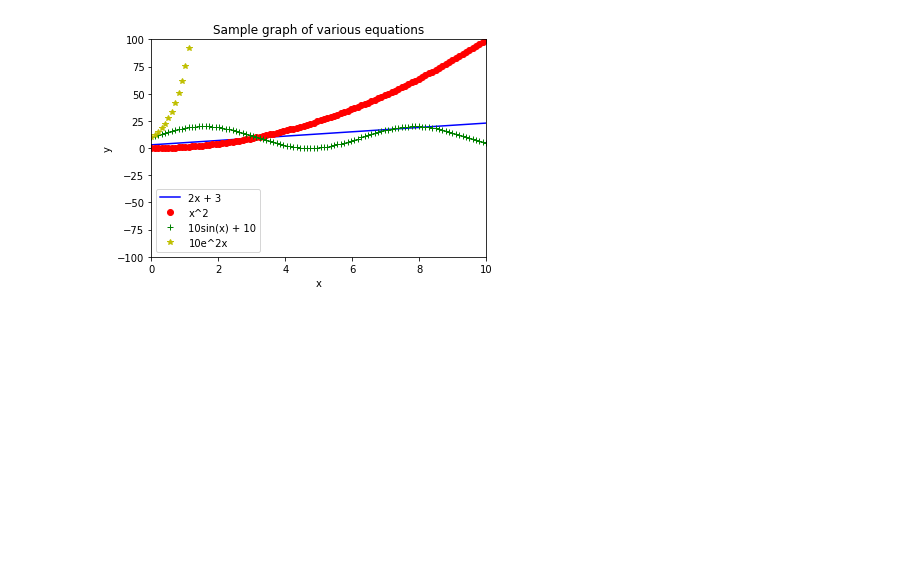
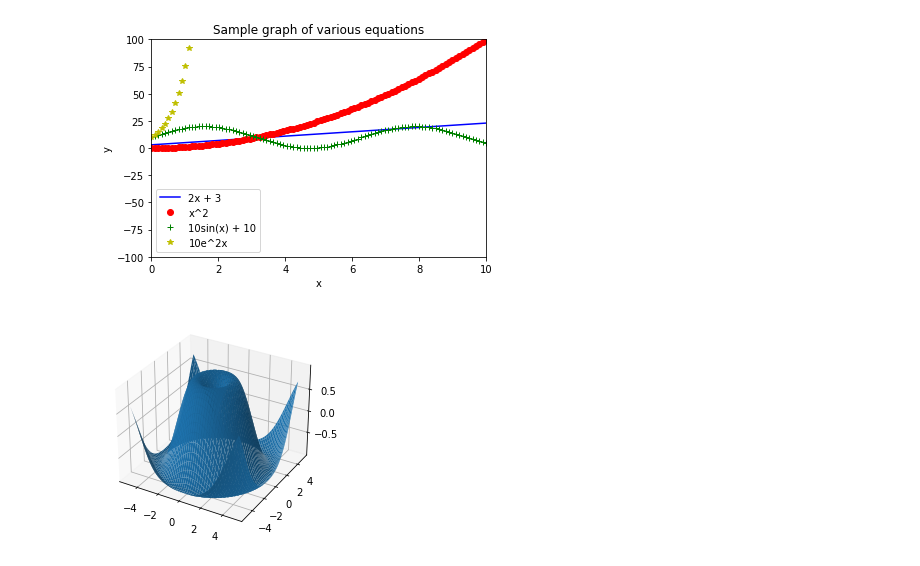
Before and after one commit to CuriousBias/notes, a Jupyter notebook: Plotting.ipynb, the cells around one changed output. Drawn from its saved outputs; the diff is of its cells as text; code cells hidden in the pictures; blank space fills up the shorter version.

```diff
--- a/Plotting.ipynb
+++ b/Plotting.ipynb
@@ -27,6 +27,22 @@ plt.title("Sample graph of various equations")
 plt.show()
 # %% [output]
 [figure]
+# %%
+## multi variable and derivatives
+fig = plt.figure()
+ax = fig.gca(projection='3d')
+
+n = 100
+x = np.linspace(-5, 5, n)
+y = np.linspace(-5, 5, n)
+x, y = np.meshgrid(x, y)
+r = np.sqrt(x**2 + y**2)
+z = np.sin(r)
+
+surf = ax.plot_surface(x, y, z)
+plt.show()
+# %% [output]
+[figure, added]
 # %%
 # more advanced plotting code example
 import matplotlib.pyplot as plt
```
Also changed, not shown: 2 other files.
